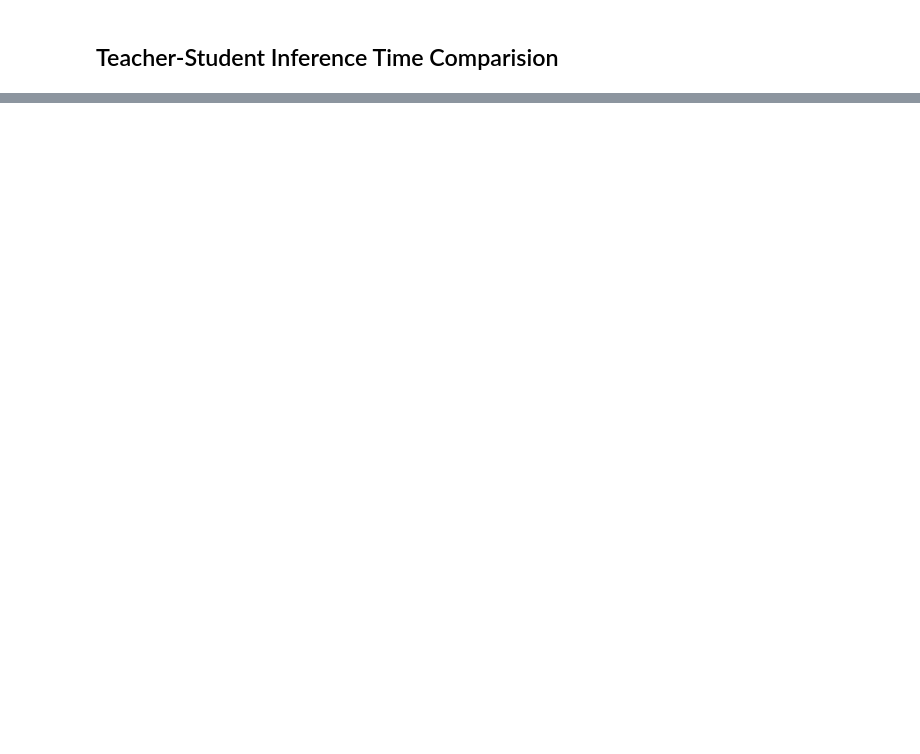
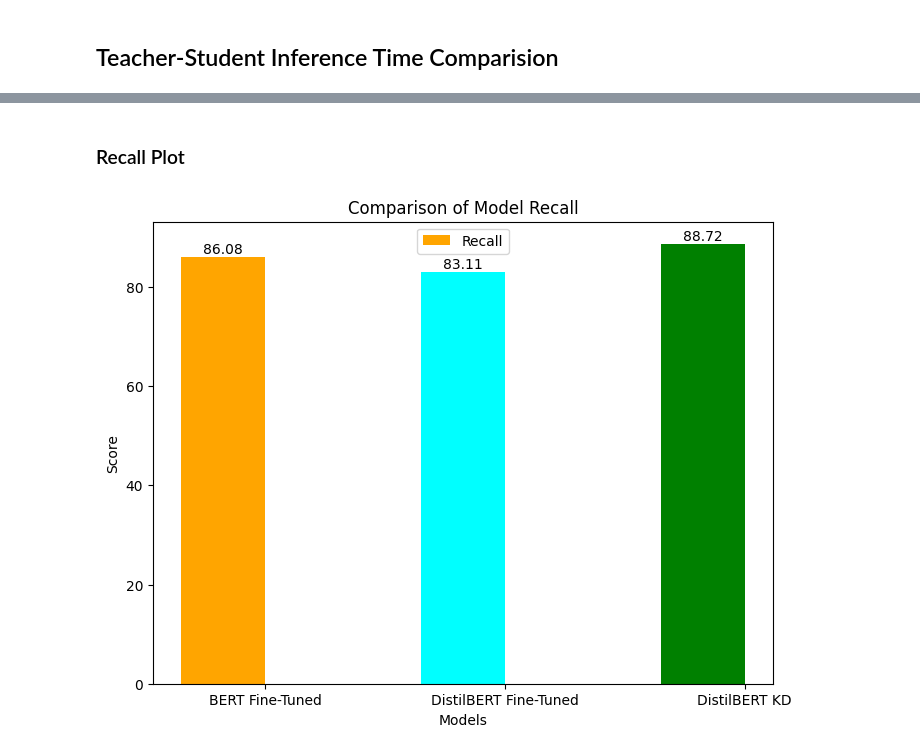
Before and after one commit to PathipatiYashwanthSai/Sentiment-Analysis-Using-Knowledge-Distillation, a Jupyter notebook: Sentiment_Analysis.ipynb, the cells around one changed output, grey strips where cells are left out. Drawn from its saved outputs; the diff is of its cells as text; code cells hidden in the pictures; blank space fills up the shorter version.

```diff
--- a/Sentiment_Analysis.ipynb
+++ b/Sentiment_Analysis.ipynb
@@ -658,0 +948,32 @@ print(decrease_in_time*100)
+# %% [markdown]
+### Recall Plot
+# %%
+import numpy as np
+import matplotlib.pyplot as plt
+
+models = ["BERT Fine-Tuned", "DistilBERT Fine-Tuned", "DistilBERT KD"]
+recall = [bert_recall, distilbert_recall, distilbert_kd_recall]
+colors = ['orange', 'cyan', 'green']
+
+x = np.arange(len(models))
+width = 0.35
+
+fig, ax = plt.subplots(figsize=(8, 6))
+
+bars = ax.bar(x - width/2, recall, width, label='Recall', color=colors)
+
+
+for bar in bars:
+    height = bar.get_height()
+    ax.text(bar.get_x() + bar.get_width()/2, height, f'{height:.2f}', ha='center', va='bottom')
+
+ax.set_xlabel("Models")
+ax.set_ylabel("Score")
+ax.set_title("Comparison of Model Recall")
+ax.set_xticks(x)
+ax.set_xticklabels(models)
+ax.legend()
+
+plt.show()
+# %% [output]
+[figure, added]
```
Also changed, not shown: parts of 45 cells of this notebook, 5 other files.
